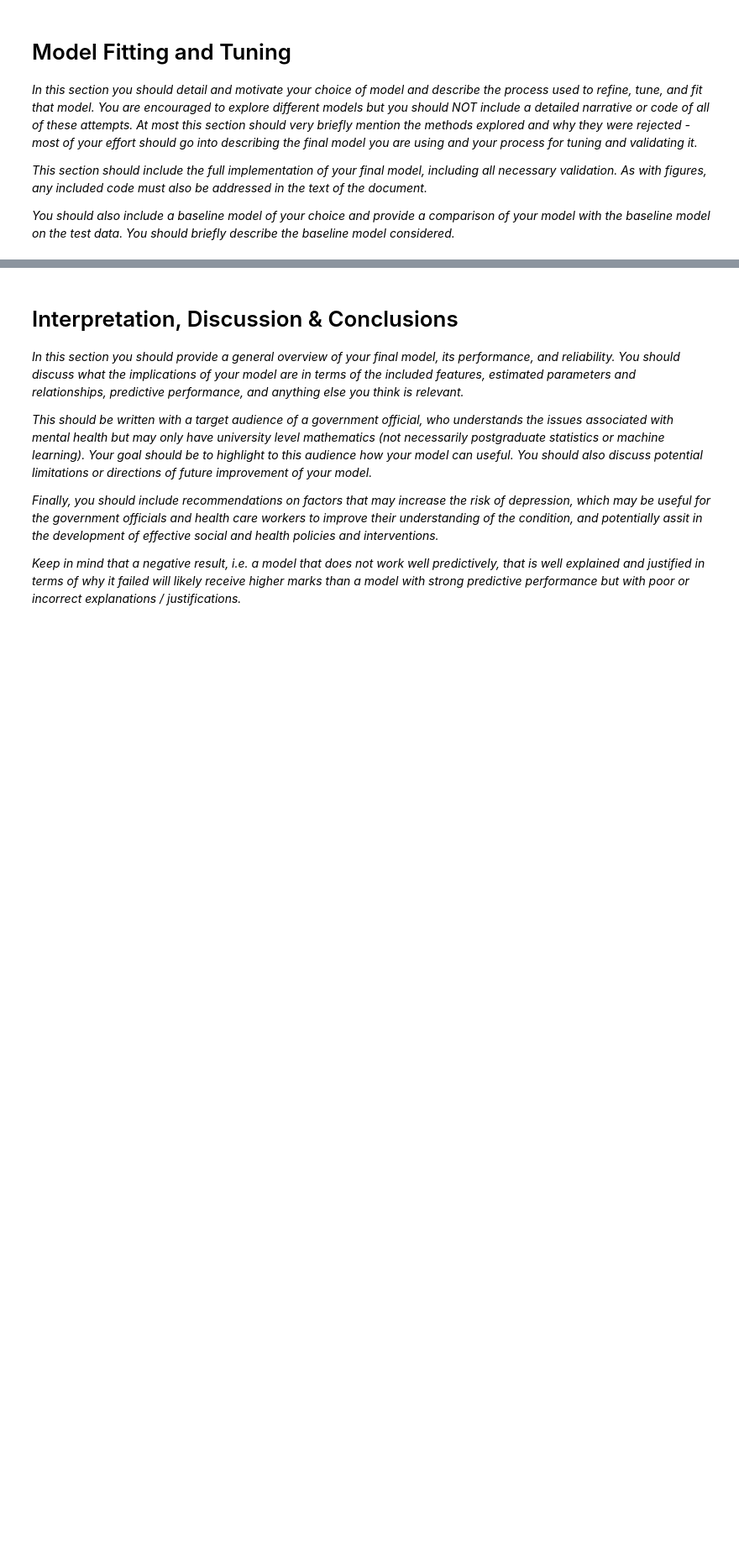
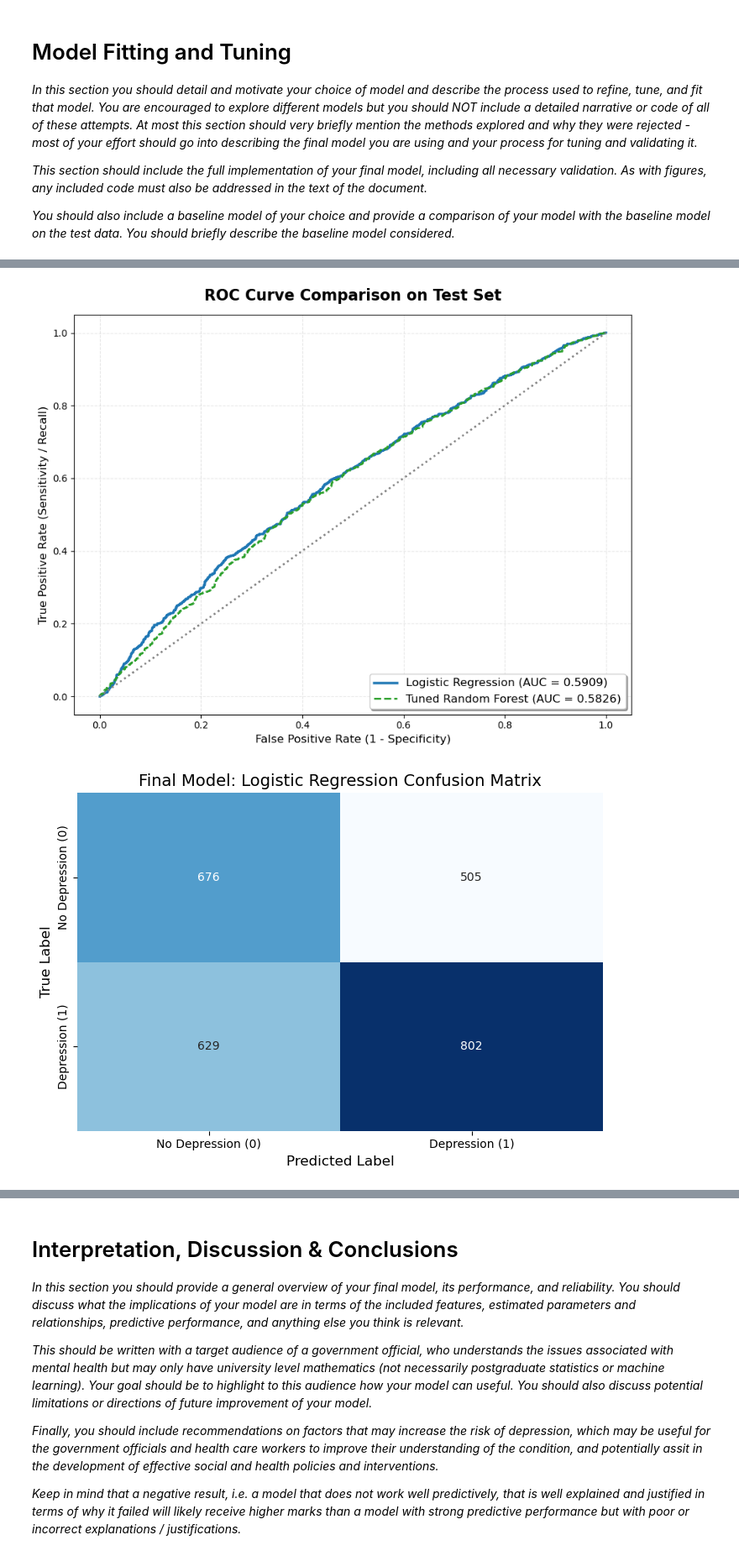
Before and after one commit to ZixuanDeng1111/machine-learning-project, a Jupyter notebook: project.ipynb, the cells around one changed output, grey strips where cells are left out. Shown at 84% size. Cells and saved outputs as stored; diff of their text form; code cells hidden in the pictures; blank space fills up the shorter version.

```diff
--- a/project.ipynb
+++ b/project.ipynb
@@ -512,0 +646,71 @@ confusion matrix:
+# %%
+from sklearn.metrics import roc_curve, auc, roc_auc_score, classification_report
+from sklearn.linear_model import LogisticRegression
+
+print(" Random Foreste Model vs. Logestic Model on Test Set)")
+
+# Baseline LR model
+lr_pipeline = Pipeline([
+    ('preprocessor', preprocessor),
+    ('classifier', LogisticRegression(class_weight='balanced', max_iter=1000, random_state=42))
+])
+lr_pipeline.fit(X_train_processed, y_train)
+
+# Predict on the test set
+y_test_prob_lr = lr_pipeline.predict_proba(X_test_processed)[:, 1]
+y_test_pred_lr = lr_pipeline.predict(X_test_processed)
+auc_lr = roc_auc_score(y_test, y_test_prob_lr)
+
+print("Logistic Regression")
+print(f"Test AUC: {auc_lr:.4f}")
+print("Classification Report:\n", classification_report(y_test, y_test_pred_lr))
+print("-" * 50)
+
+# Tuned Random Forest
+best_rf_model = random_search.best_estimator_
+
+# Predict on the test set
+y_test_prob_rf = best_rf_model.predict_proba(X_test_processed)[:, 1]
+y_test_pred_rf = best_rf_model.predict(X_test_processed)
+auc_rf = roc_auc_score(y_test, y_test_prob_rf)
+
+print("Tuned Random Forest")
+print(f"Test AUC: {auc_rf:.4f}")
+print("Classification Report:\n", classification_report(y_test, y_test_pred_rf))
+print("-" * 50)
+
+
+# ROC curves for two-model comparison
+plt.figure(figsize=(9, 7))
+
+fpr_lr, tpr_lr, _ = roc_curve(y_test, y_test_prob_lr)
+plt.plot(fpr_lr, tpr_lr, label=f'Logistic Regression (AUC = {auc_lr:.4f})', color='#1f77b4', linewidth=2.5)
+
+fpr_rf, tpr_rf, _ = roc_curve(y_test, y_test_prob_rf)
+plt.plot(fpr_rf, tpr_rf, label=f'Tuned Random Forest (AUC = {auc_rf:.4f})', color='#2ca02c', linestyle='--', linewidth=2)
+
+plt.plot([0, 1], [0, 1], color='gray', linestyle=':', linewidth=2)
+
+plt.title('ROC Curve Comparison on Test Set', fontsize=16, fontweight='bold', pad=15)
+plt.xlabel('False Positive Rate (1 - Specificity)', fontsize=12)
+plt.ylabel('True Positive Rate (Sensitivity / Recall)', fontsize=12)
+plt.legend(loc='lower right', fontsize=12, frameon=True, shadow=True)
+plt.grid(alpha=0.3, linestyle='--')
+plt.tight_layout()
+
+plt.show()
+
+
+#Extract the confusion matrix of LR Model
+cm_lr = confusion_matrix(y_test, y_test_pred_lr)
+
+plt.figure(figsize=(7, 5))
+sns.heatmap(cm_lr, annot=True, fmt='d', cmap='Blues', cbar=False,
+            xticklabels=['No Depression (0)', 'Depression (1)'],
+            yticklabels=['No Depression (0)', 'Depression (1)'])
+plt.title('Final Model: Logistic Regression Confusion Matrix', fontsize=14)
+plt.xlabel('Predicted Label', fontsize=12)
+plt.ylabel('True Label', fontsize=12)
+plt.tight_layout()
+plt.show()
+# %% [output]
@@ -512,0 +734,2 @@ confusion matrix:
+[figure, added]
+[figure, added]
```
Also changed, not shown: parts of 27 cells of this notebook.
